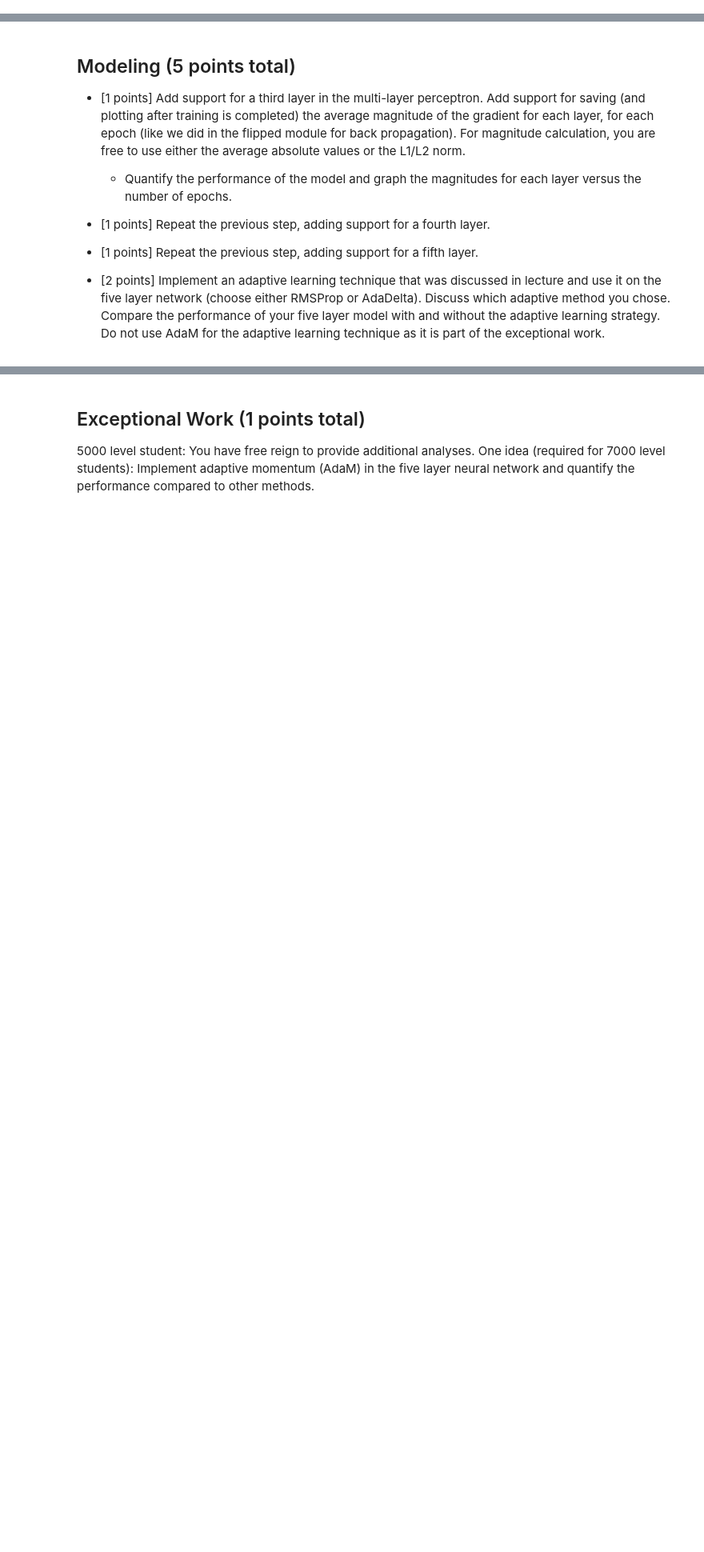
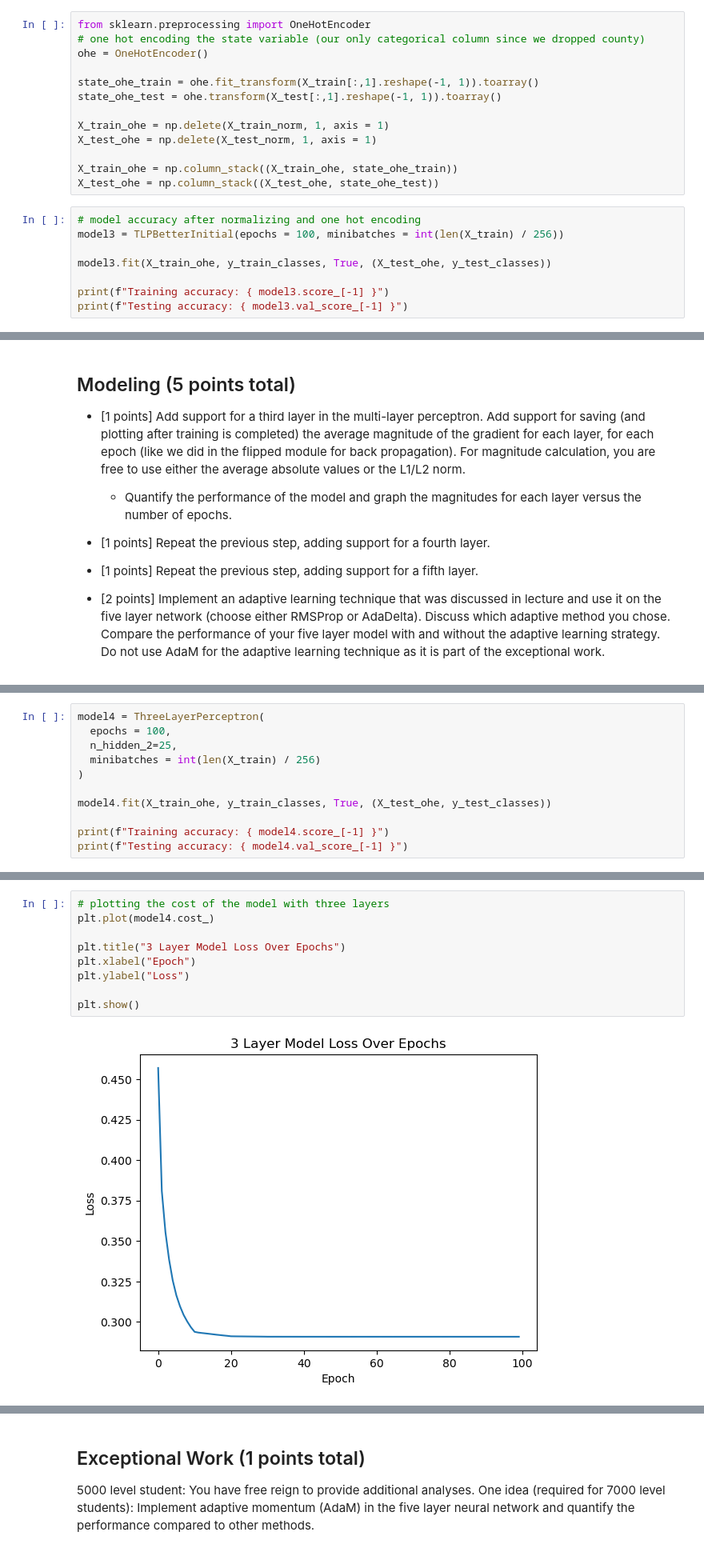
Before and after one commit to 48878679/CS5324_Lab4, a Jupyter notebook: Lab4.ipynb, the cells around one changed output, grey strips where cells are left out. Shown at 80% size. Cells and saved outputs as stored; diff of their text form; blank space fills up the shorter version.

```diff
--- a/Lab4.ipynb
+++ b/Lab4.ipynb
@@ -113,0 +397,21 @@ We chose a customer segmentation dataset with 8,068 entries. It includes details
+# %%
+from sklearn.preprocessing import OneHotEncoder
+# one hot encoding the state variable (our only categorical column since we dropped county)
+ohe = OneHotEncoder()
+
+state_ohe_train = ohe.fit_transform(X_train[:,1].reshape(-1, 1)).toarray()
+state_ohe_test = ohe.transform(X_test[:,1].reshape(-1, 1)).toarray()
+
+X_train_ohe = np.delete(X_train_norm, 1, axis = 1)
+X_test_ohe = np.delete(X_test_norm, 1, axis = 1)
+
+X_train_ohe = np.column_stack((X_train_ohe, state_ohe_train))
+X_test_ohe = np.column_stack((X_test_ohe, state_ohe_test))
+# %%
+# model accuracy after normalizing and one hot encoding
+model3 = TLPBetterInitial(epochs = 100, minibatches = int(len(X_train) / 256))
+
+model3.fit(X_train_ohe, y_train_classes, True, (X_test_ohe, y_test_classes))
+
+print(f"Training accuracy: { model3.score_[-1] }")
+print(f"Testing accuracy: { model3.val_score_[-1] }")
@@ -124,0 +634,11 @@ We chose a customer segmentation dataset with 8,068 entries. It includes details
+# %%
+model4 = ThreeLayerPerceptron(
+  epochs = 100,
+  n_hidden_2=25,
+  minibatches = int(len(X_train) / 256)
+)
+
+model4.fit(X_train_ohe, y_train_classes, True, (X_test_ohe, y_test_classes))
+
+print(f"Training accuracy: { model4.score_[-1] }")
+print(f"Testing accuracy: { model4.val_score_[-1] }")
@@ -124,0 +649,11 @@ We chose a customer segmentation dataset with 8,068 entries. It includes details
+# %%
+# plotting the cost of the model with three layers
+plt.plot(model4.cost_)
+
+plt.title("3 Layer Model Loss Over Epochs")
+plt.xlabel("Epoch")
+plt.ylabel("Loss")
+
+plt.show()
+# %% [output]
+[figure, added]
```
Also changed, not shown: parts of 29 cells of this notebook.
